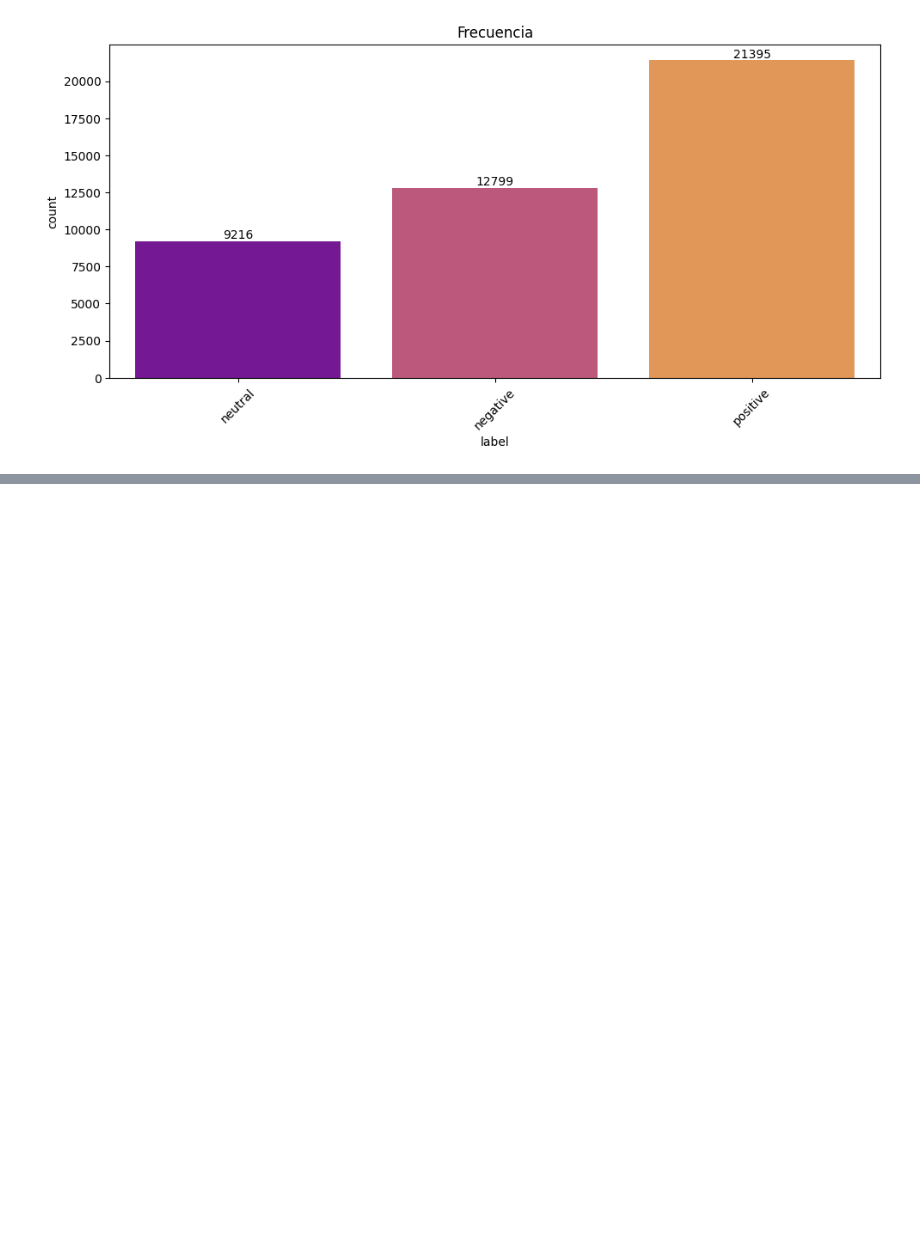
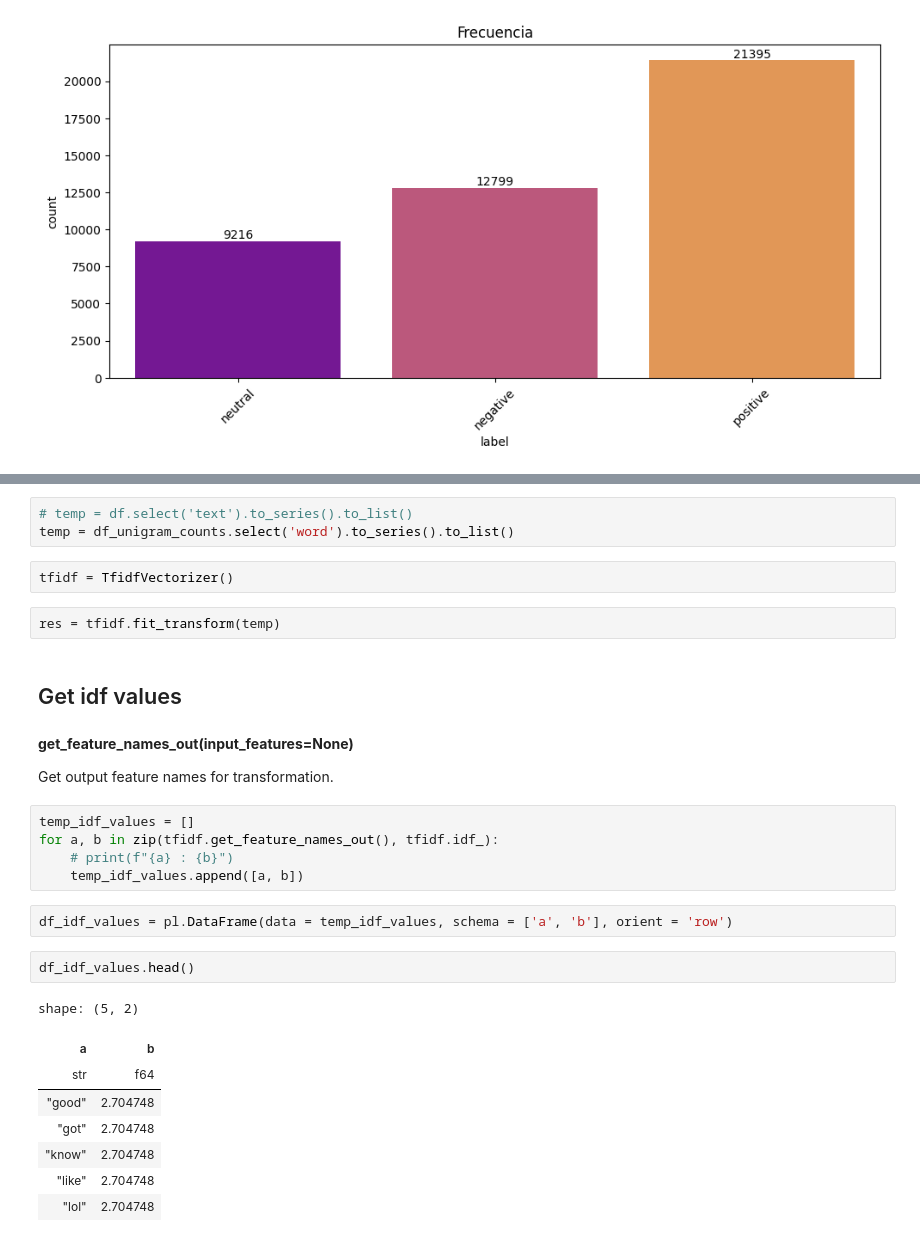
Before and after one commit to eric-castillo05/emotions-wheel-nlp, a Jupyter notebook: EDA/EDA.ipynb, the cells around one changed output, grey strips where cells are left out. Drawn from its saved outputs; the diff is of its cells as text; blank space fills up the shorter version.

```diff
--- a/EDA/EDA.ipynb
+++ b/EDA/EDA.ipynb
@@ -296,0 +301,31 @@ plt.show()
+# %%
+# temp = df.select('text').to_series().to_list()
+temp = df_unigram_counts.select('word').to_series().to_list()
+# %%
+tfidf = TfidfVectorizer()
+# %%
+res = tfidf.fit_transform(temp)
+# %% [markdown]
+## Get idf values
+# %% [markdown]
+**get_feature_names_out(input_features=None)**
+
+Get output feature names for transformation.
+# %%
+temp_idf_values = []
+for a, b in zip(tfidf.get_feature_names_out(), tfidf.idf_):
+    # print(f"{a} : {b}")
+    temp_idf_values.append([a, b])
+# %%
+df_idf_values = pl.DataFrame(data = temp_idf_values, schema = ['a', 'b'], orient = 'row')
+# %%
+df_idf_values.head()
+# %% [output]
+shape: (5, 2)
+| a | b |
+| str | f64 |
+| "good" | 2.704748 |
+| "got" | 2.704748 |
+| "know" | 2.704748 |
+| "like" | 2.704748 |
+| "lol" | 2.704748 |
```
Also changed, not shown: parts of 15 cells of this notebook.
